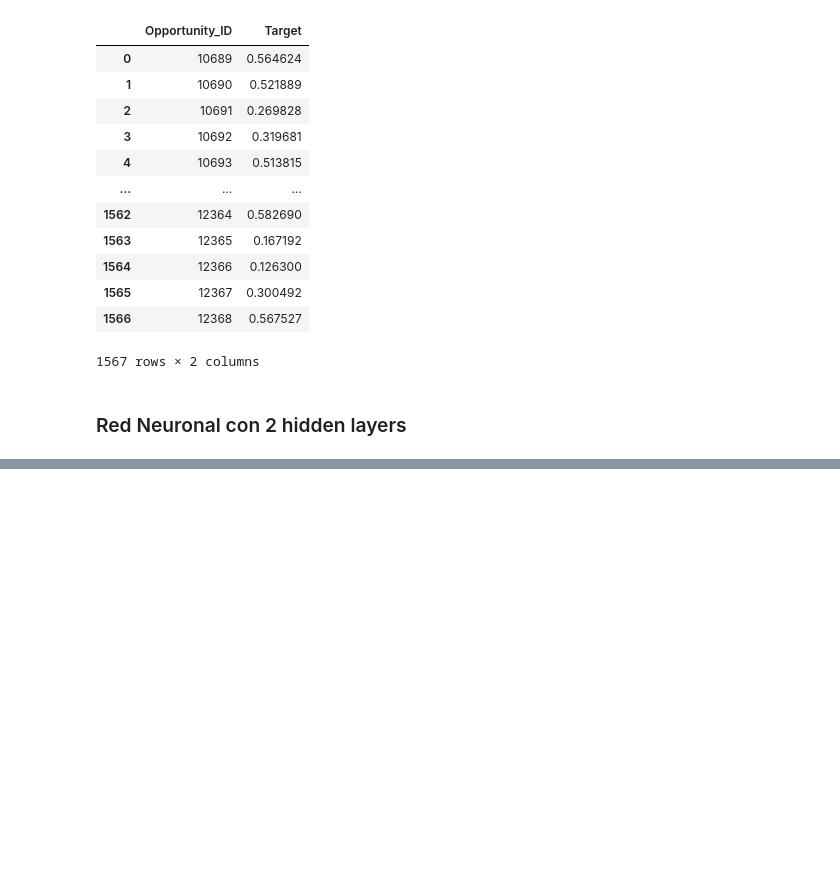
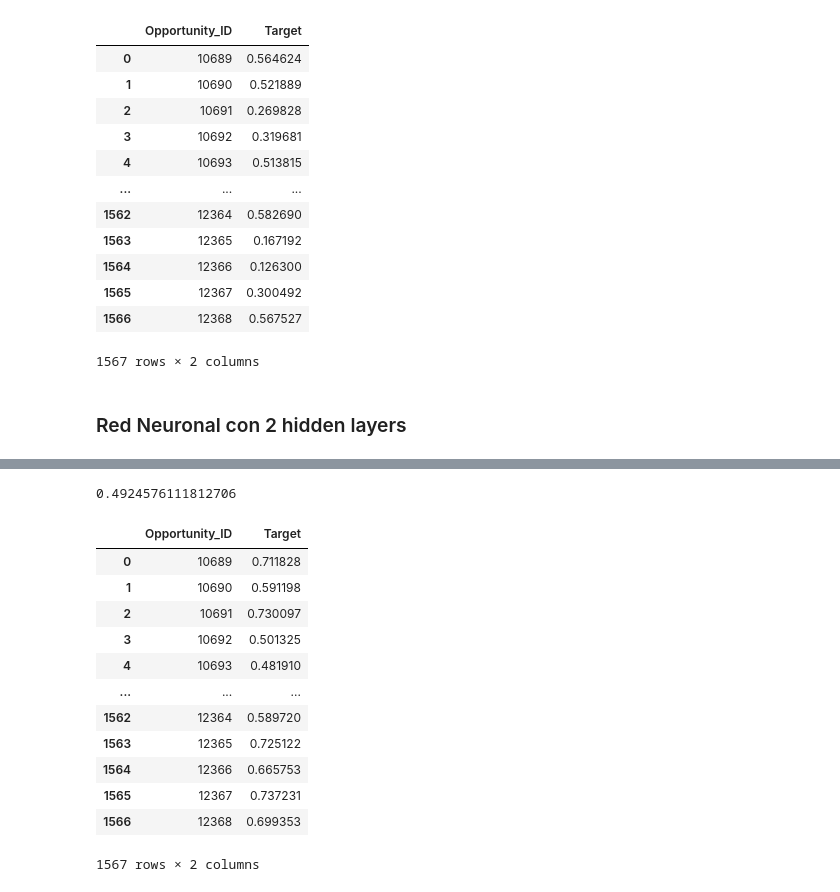
Before and after one commit to SantiagoTadini/TP2-Datos, a Jupyter notebook: Redes Neuronales/RedNeuronal.ipynb, the cells around one changed output, grey strips where cells are left out. Drawn from its saved outputs; the diff is of its cells as text; code cells hidden in the pictures; blank space fills up the shorter version.

```diff
--- a/Redes Neuronales/RedNeuronal.ipynb
+++ b/Redes Neuronales/RedNeuronal.ipynb
@@ -244,0 +305,4 @@ Epoch 24/100
+# %%
+model = create_model_2('Adamax', 0.06161599566644749, 'normal', 790, 181)
+# %%
+history = model.fit(X_train_norm, Y_train, epochs=50, batch_size=1497)
@@ -244,0 +329,32 @@ Epoch 24/100
+# %%
+error = log_loss(Y_test, result)
+error
+# %% [output]
+0.4924576111812706
+# %%
+test_pred = model.predict(test_kaggle_norm)
+# %%
+oportunidades_test = test_kaggle['Opportunity_ID']
+oportunidades_test = oportunidades_test.to_frame()
+
+oportunidades_test['Target'] = test_pred
+
+preds_test_agrupado_por_opp = oportunidades_test.groupby('Opportunity_ID').agg({'Target' : 'mean'})
+preds_test_agrupado_por_opp = preds_test_agrupado_por_opp.reset_index()
+# %%
+preds_test_agrupado_por_opp = preds_test_agrupado_por_opp.astype({'Opportunity_ID': int})
+preds_test_agrupado_por_opp
+# %% [output]
+|  | Opportunity_ID | Target |
+| 0 | 10689 | 0.711828 |
+| 1 | 10690 | 0.591198 |
+| 2 | 10691 | 0.730097 |
+| 3 | 10692 | 0.501325 |
+| 4 | 10693 | 0.481910 |
+| ... | ... | ... |
+| 1562 | 12364 | 0.589720 |
+| 1563 | 12365 | 0.725122 |
+| 1564 | 12366 | 0.665753 |
+| 1565 | 12367 | 0.737231 |
+| 1566 | 12368 | 0.699353 |
+1567 rows × 2 columns
```
Also changed, not shown: parts of 13 cells of this notebook, 1 other file.
